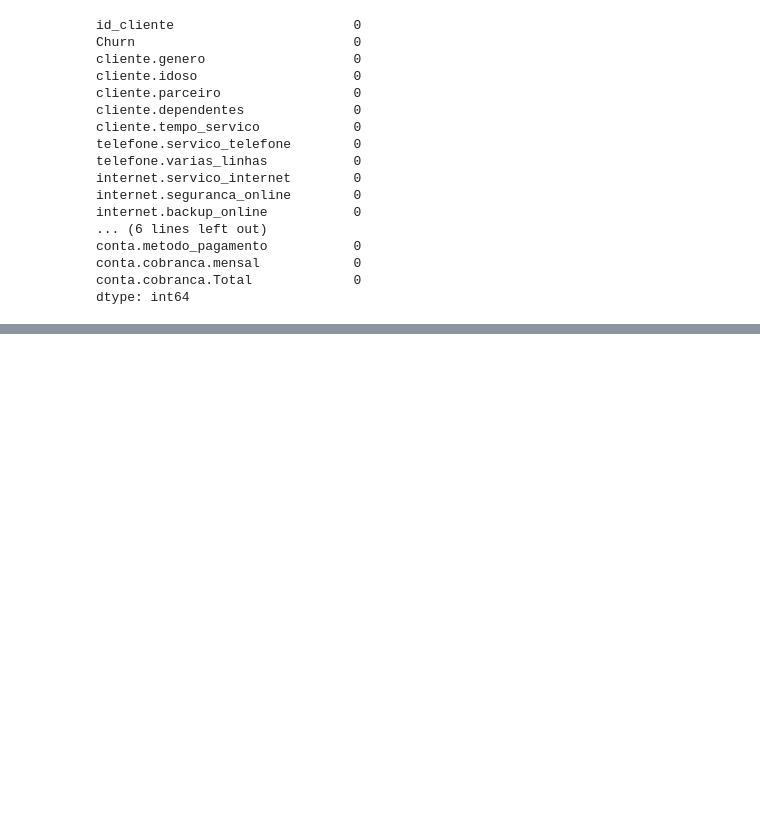
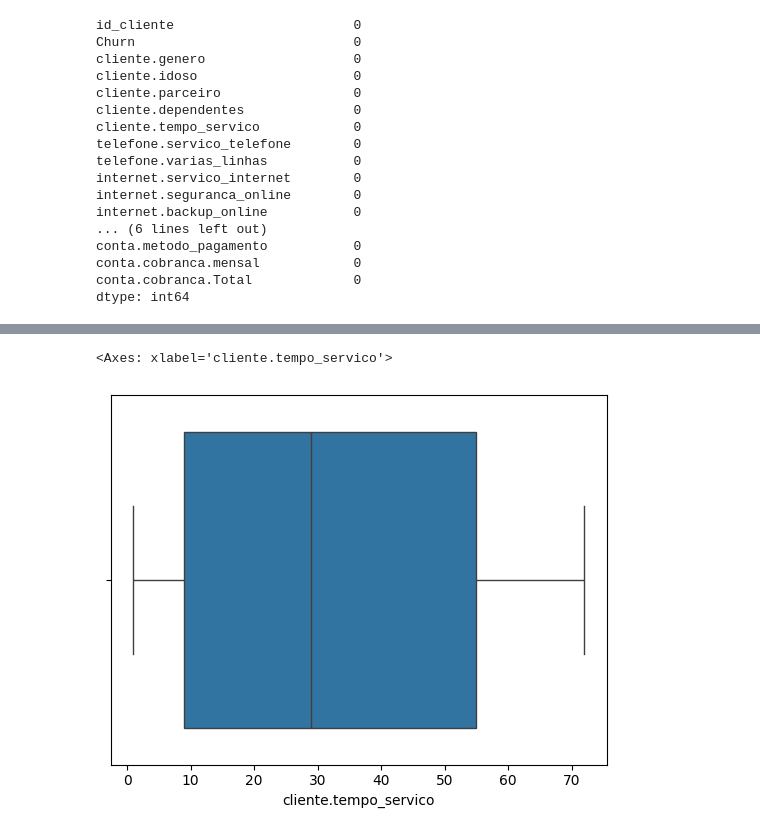
Before and after one commit to SiqueiraGabriel/Estudos_Alura, a Jupyter notebook: 5_Pandas_Limpeza_Tratamento_Dados/Limpeza_Tratamento_Churn.ipynb, the cells around one changed output, grey strips where cells are left out. Cells and saved outputs as stored; diff of their text form; code cells hidden in the pictures; blank space fills up the shorter version.

```diff
--- a/5_Pandas_Limpeza_Tratamento_Dados/Limpeza_Tratamento_Churn.ipynb
+++ b/5_Pandas_Limpeza_Tratamento_Dados/Limpeza_Tratamento_Churn.ipynb
@@ -551,0 +657,9 @@ dtype: int64
+# %%
+Q1 = df_sem_out['cliente.tempo_servico'].quantile(0.25) # Obter o 1º quartil
+Q3 = df_sem_out['cliente.tempo_servico'].quantile(0.75) # Obter o 1º quartil
+IQR = Q3 - Q1 # Intervalo Interquartil
+
+limite_inferior = Q1 - 1.5 * Q1
+limite_superior = Q3 + 1.5 * Q3
+
+outlier_index = (df_sem_out['cliente.tempo_servico'] < limite_inferior) | (df_sem_out['cliente.tempo_servico'] > limite_superior)
@@ -551,0 +675,4 @@ dtype: int64
+# %%
+df_sem_out = df_sem_out[~outlier_index] # o ~ significa obter todas sem as amostras que obtidas
+
+df_sem_out
@@ -551,0 +693,7 @@ dtype: int64
+# %%
+df_sem_out.reset_index(drop=True, inplace=True)
+# %%
+sns.boxplot(x=df_sem_out['cliente.tempo_servico'])
+# %% [output]
+<Axes: xlabel='cliente.tempo_servico'>
+[figure, added]
```
Also changed, not shown: parts of 37 cells of this notebook, 1 other file.
